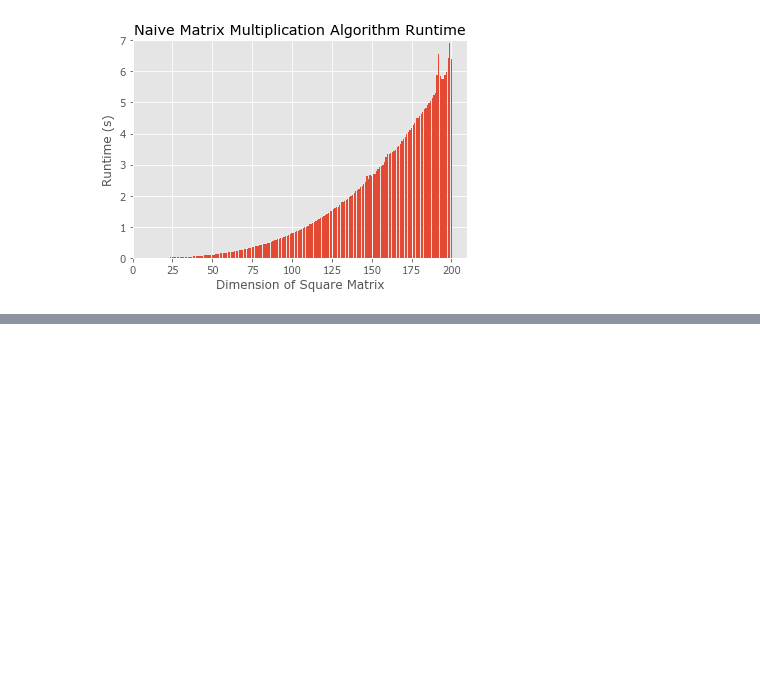
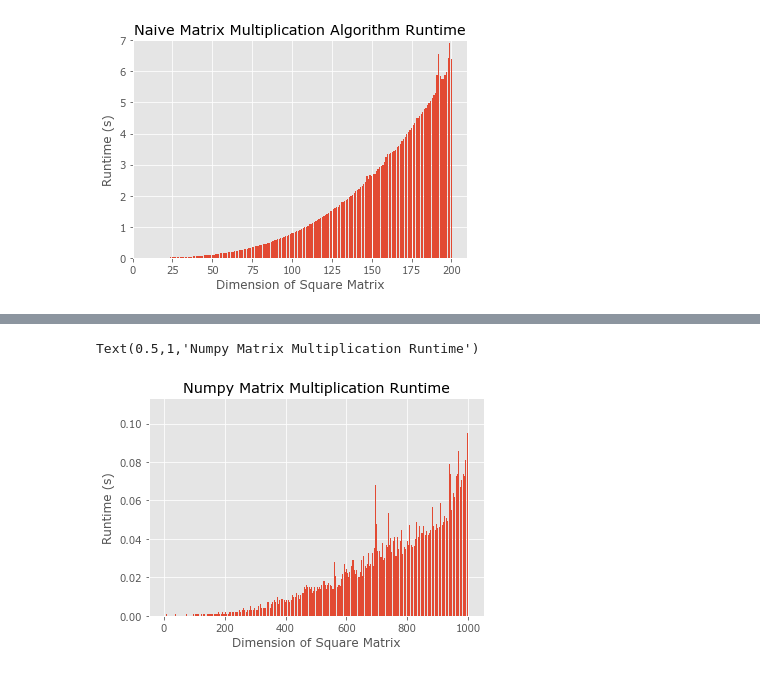
Before and after one commit to AkiraOkuno/Itau_Analytics, a Jupyter notebook: Linear Algebra/Matmul_01.ipynb, the cells around one changed output, grey strips where cells are left out. Saved outputs shown, nothing was run; the diff lists cells and outputs as text; code cells hidden in the pictures; blank space fills up the shorter version.

```diff
--- a/Linear Algebra/Matmul_01.ipynb
+++ b/Linear Algebra/Matmul_01.ipynb
@@ -122,0 +125,13 @@ plt.ylim(0,7)
+# %%
+np_runtime= []
+
+for i in range(1,1001):
+
+    start = time.time()
+    matrix(i,i).dot(matrix(i,i))
+    time_count = time.time() - start
+
+    np_runtime.append(time_count)
+
+    if i % 10 == 0:
+        print(i)
@@ -122,0 +156,13 @@ plt.ylim(0,7)
+# %%
+plt.style.use('ggplot')
+plt.bar(range(1,1001), np_runtime)
+
+plt.xlabel('Dimension of Square Matrix')
+plt.ylabel('Runtime (s)')
+plt.title('Numpy Matrix Multiplication Runtime')
+
+#plt.xlim(0,210)
+#plt.ylim(0,7)
+# %% [output]
+Text(0.5,1,'Numpy Matrix Multiplication Runtime')
+[figure, added]
```
Also changed, not shown: parts of 28 cells of this notebook.
